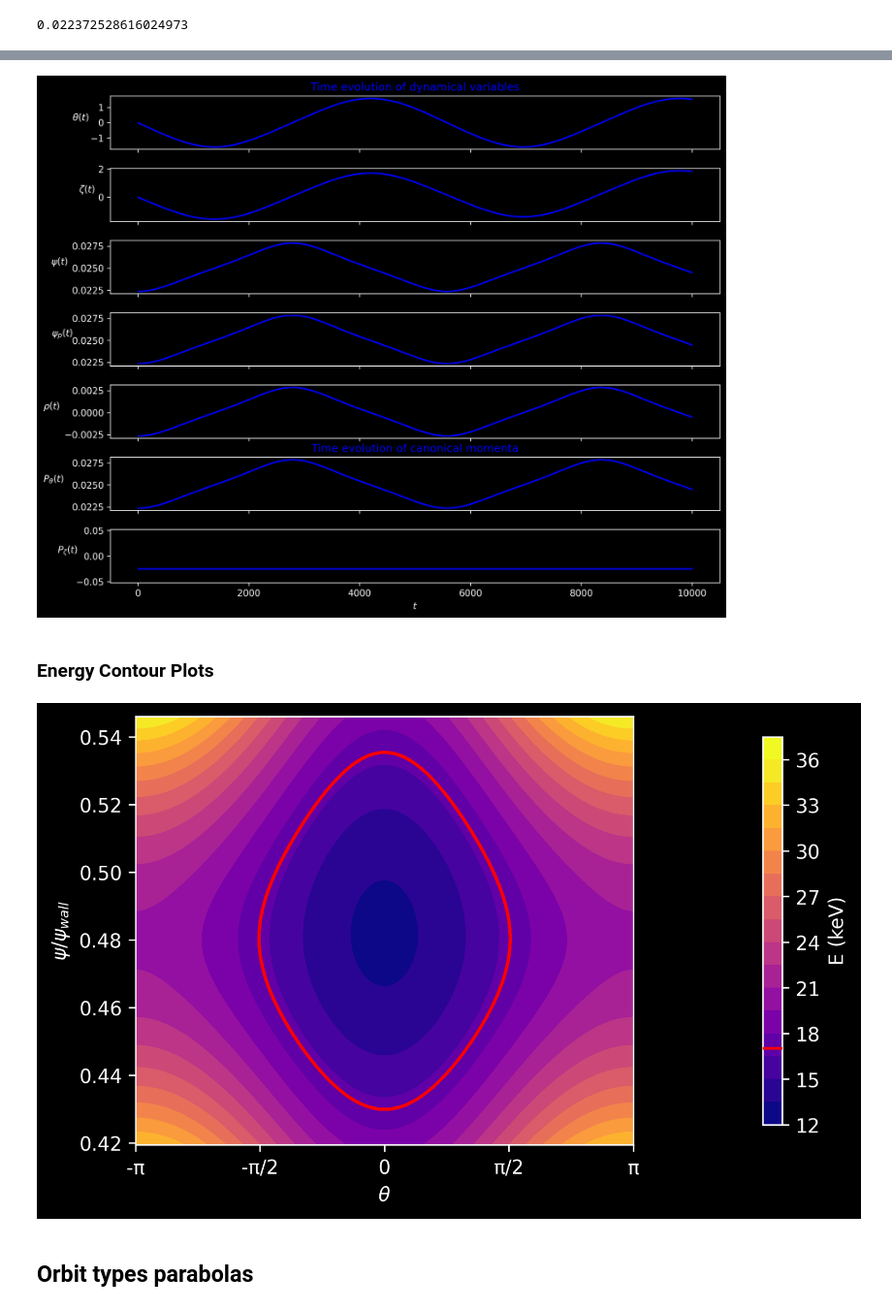
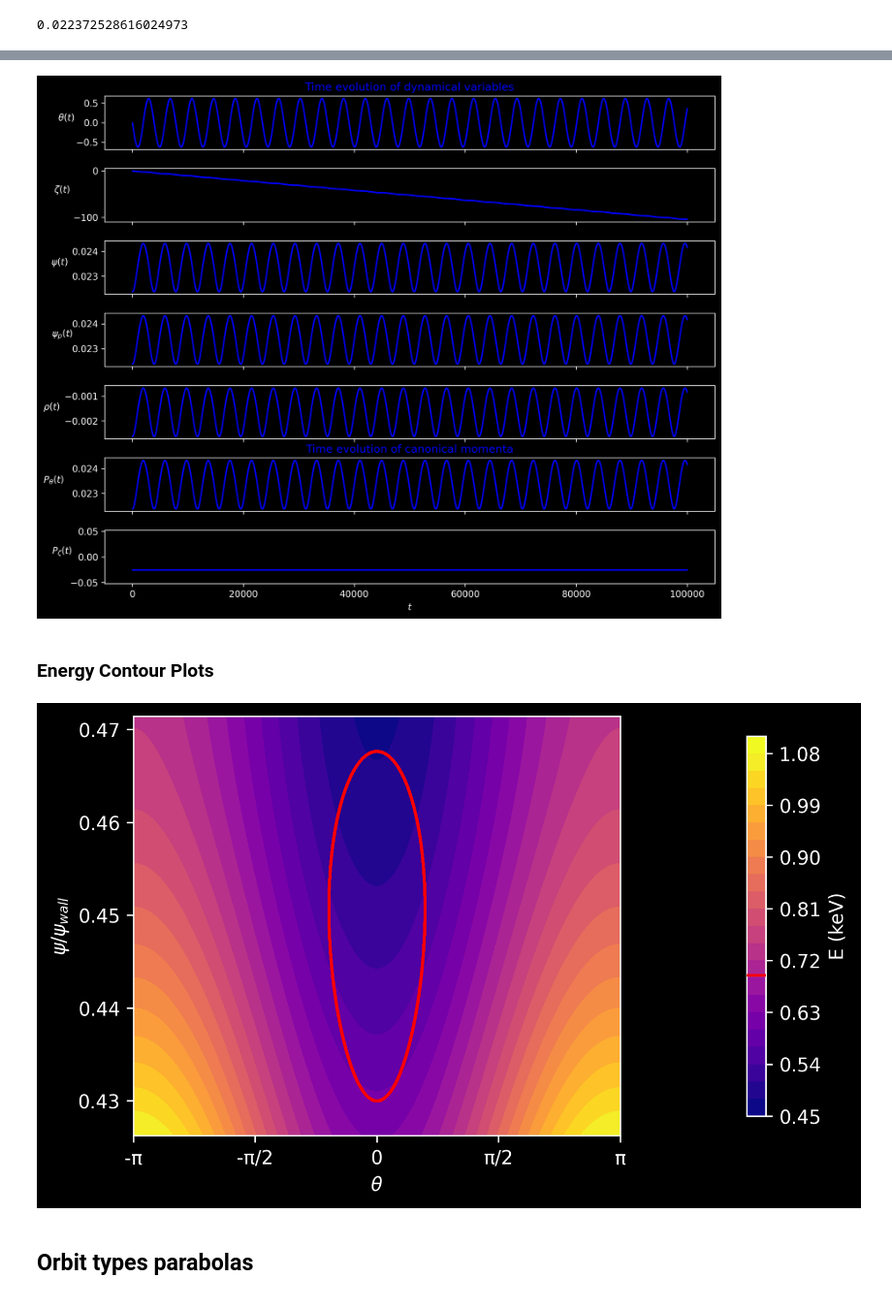
Before and after one commit to PlasmaPhy/guiding-center-motion, a Jupyter notebook: Notebook.ipynb, the cells around one changed output, grey strips where cells are left out. Shown at 97% size. Saved outputs shown, nothing was run; the diff lists cells and outputs as text; code cells hidden in the pictures.

```diff
--- a/Notebook.ipynb
+++ b/Notebook.ipynb
@@ -48,17 +48,17 @@ First we set up the Tokamak configuration, and the particle's initial conditions
 # %%
 R, a = 6.2, 2# Major Radius in [m]
 q = Qfactors.Unity()
-Bfield = [0, 1, 1] # I, g, B0 (Field strength on axis in [T])
-Efield = Electric_fields.Radial(R, a, q, Ea = 0)
+Bfield = [0, 1, 5.3] # I, g, B0 (Field strength on axis in [T])
+Efield = Electric_fields.Radial(R, a, q, Ea = 75000)
 
 # Create Particle
 species = "p"
 mu = 10**(-5) # Magnetic moment
 theta0 = 0
-psi0 = 0.42 # times psi_wall
+psi0 = 0.43# times psi_wall
 z0 = 0
 Pz0 = -0.025
-tspan = np.linspace(0, 10000, 100000) # t0, tf, steps
+tspan = np.linspace(0, 100000, 100000) # t0, tf, steps
 
 init_cond = [theta0, psi0, z0, Pz0]
 
@@ -94,16 +94,16 @@ cwp.plot_electric(q_plot = True, zoom = [0, 1.1])
 # %%
 cwp.plot_time_evolution(percentage =100)
 # %% [output]
-[figure, old version]
+[figure, new version]
 # %% [markdown]
 ### Energy Contour Plots
 # %%
 cwp.contour_energy(
     theta_lim = [-np.pi ,np.pi], psi_lim = "auto",
-    plot_drift=True, contour_Phi = True, units = "keV", levels = 20
+    plot_drift=True, contour_Phi = False, units = "keV", levels = 20
 )
 # %% [output]
-[figure, old version]
+[figure, new version]
 # %% [markdown]
 ## Orbit types parabolas
 # %% [markdown]
```
Also changed, not shown: parts of 7 cells of this notebook, 3 other files.
